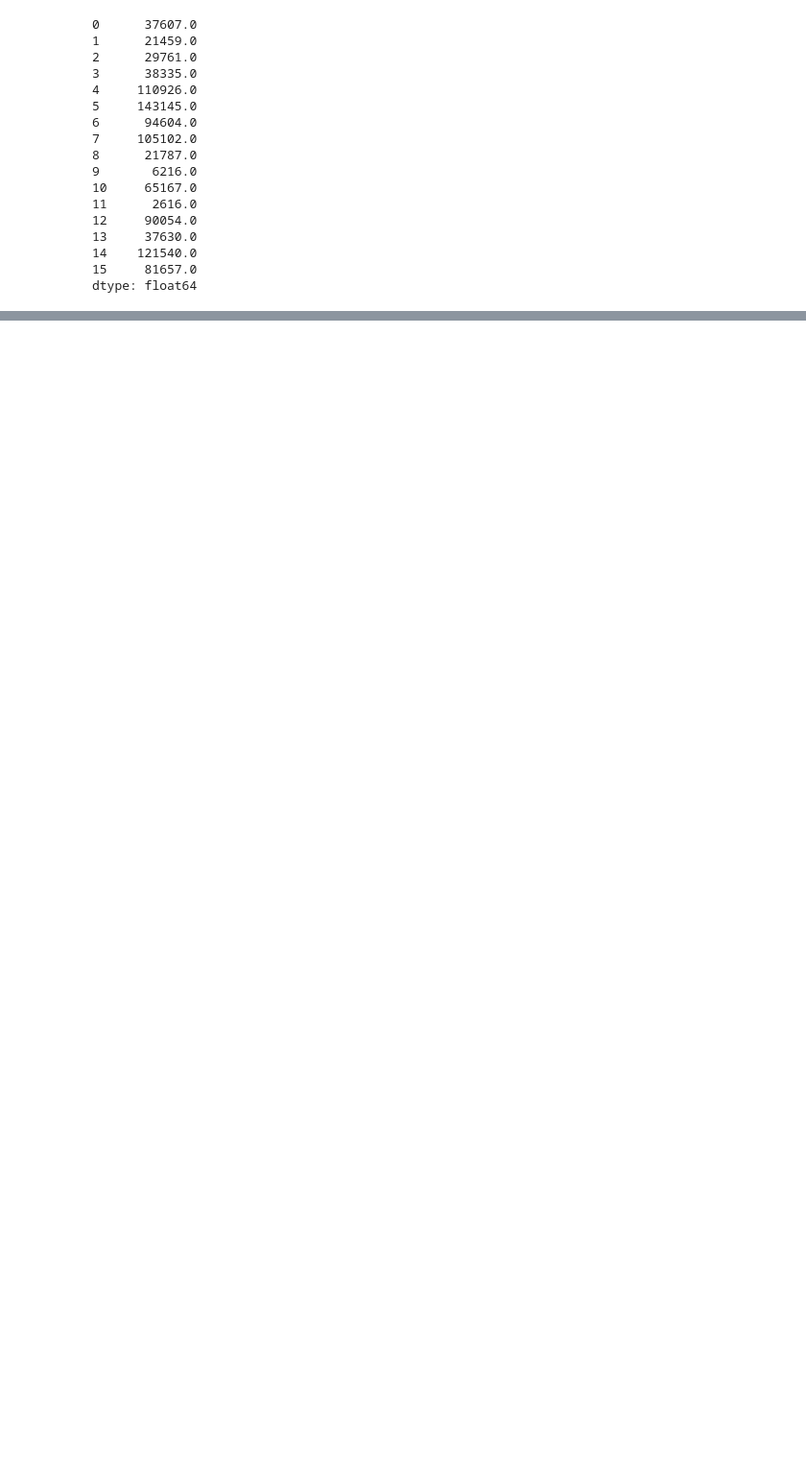
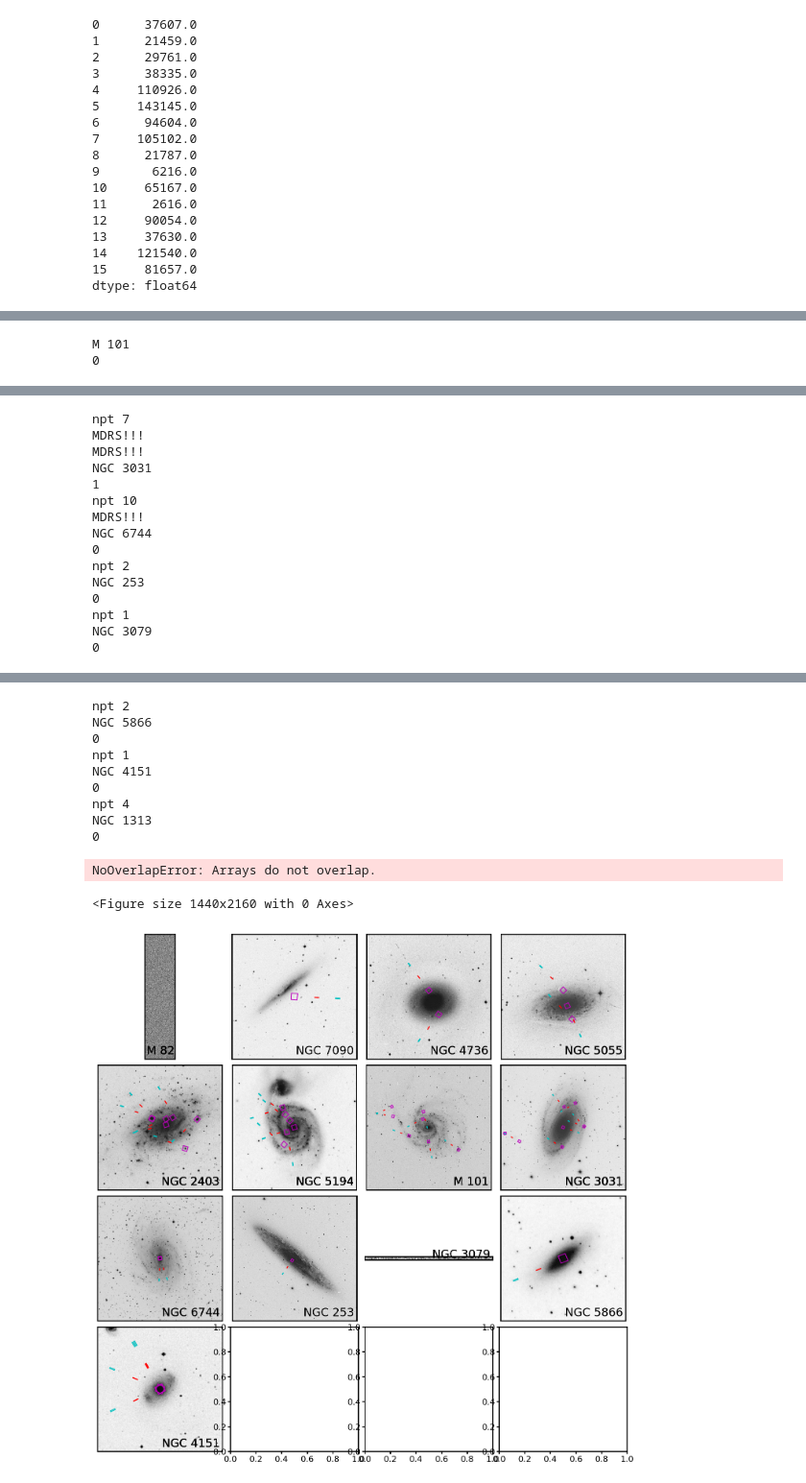
Before and after one commit to Jimbo-Coder/Fuse, a Jupyter notebook: Working adap_prep_2022_for_rizzo .ipynb, the cells around one changed output, grey strips where cells are left out. Shown at 96% size. Saved outputs shown, nothing was run; the diff lists cells and outputs as text; code cells hidden in the pictures; blank space fills up the shorter version.

```diff
--- a/Working adap_prep_2022_for_rizzo .ipynb
+++ b/Working adap_prep_2022_for_rizzo .ipynb
@@ -793,8 +786,11 @@ for i in range(len(objnames)):
     cond=np.array(file_sc.separation(c))<minsep
     match_df=fdf[cond]
     match_df.index=np.arange(np.sum(cond))
-    fits_file=match_df.loc[fidx[i],'file_path']
-    hdu=fits.open(fits_file)
+    # print(match_df.loc[fidx[i],'file_path'][0:44] + match_df.loc[fidx[i],'file_path'][60:])
+    #fits_file=match_df.loc[fidx[i],'file_path']
+    fits_file=match_df.loc[fidx[i],'file_path'][0:44] + match_df.loc[fidx[i],'file_path'][60:]
+    print(fidx[i])
+    hdu=fits.open(os.path.normpath(fits_file))
     hdr=hdu[0].header
     oiwcs=astropy.wcs.WCS(header=hdr)
 #     print(fits_file)
@@ -917,3 +913,4 @@ fig.subplots_adjust(wspace=csp, hspace=csp)
 match_df
 fname='adap_target_pointings2022.pdf'
 fig.savefig(fname,dpi=256, bbox_inches='tight')
+# %% [output]
@@ -919,0 +941,2 @@ fig.savefig(fname,dpi=256, bbox_inches='tight')
+M 101
+0
@@ -919,0 +944,15 @@ fig.savefig(fname,dpi=256, bbox_inches='tight')
+npt 7
+MDRS!!!
+MDRS!!!
+NGC 3031
+1
+npt 10
+MDRS!!!
+NGC 6744
+0
+npt 2
+NGC 253
+0
+npt 1
+NGC 3079
+0
@@ -920,2 +966,14 @@ fig.savefig(fname,dpi=256, bbox_inches='tight')
+npt 2
+NGC 5866
+0
+npt 1
+NGC 4151
+0
+npt 4
+NGC 1313
+0
+NoOverlapError: Arrays do not overlap.
+<Figure size 1440x2160 with 0 Axes>
+[figure, added]
 # %%
 fdf.ra
```
Also changed, not shown: parts of 9 cells of this notebook.
